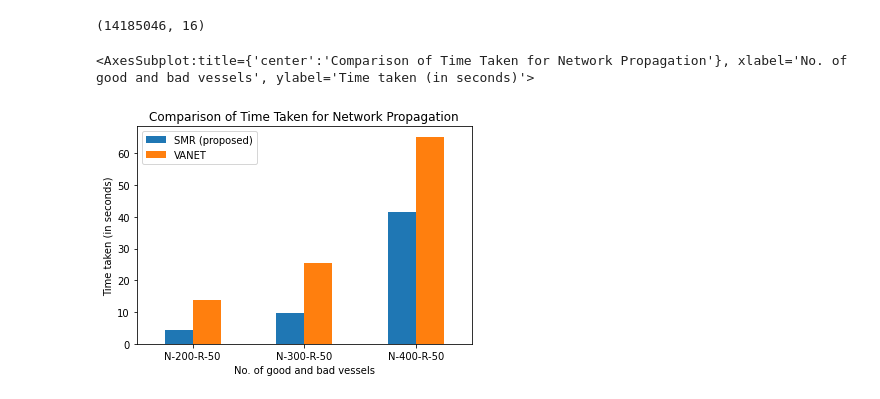
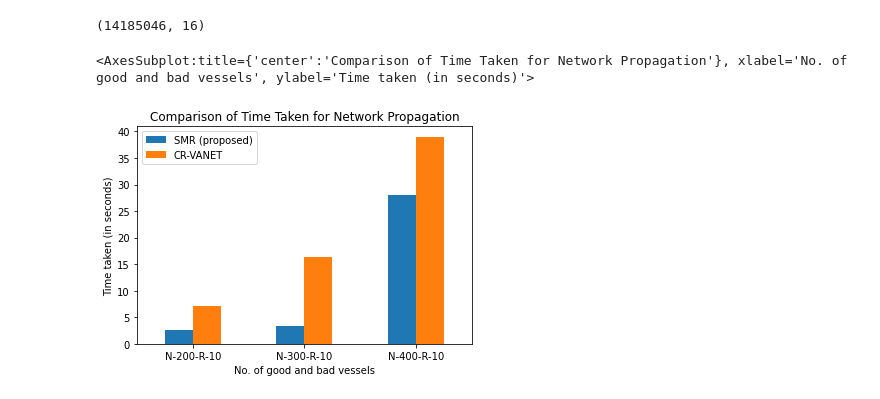
Before and after one commit to naveennvrgup/SMR-Protocol, a Jupyter notebook: results.ipynb, the cells around one changed output. Cells and saved outputs as stored; diff of their text form; code cells hidden in the pictures.

```diff
--- a/results.ipynb
+++ b/results.ipynb
@@ -175,51 +175,51 @@ sup.shape
 plt.rcParams["figure.figsize"] = (6,4)
 
 
-# res_df = pd.DataFrame({'SMR (proposed)': {
-#     'N-200-R-10': 2.63,
-#     'N-300-R-10': 3.37,
-#     'N-400-R-10': 27.95,
-# },'VANET':{
-#     'N-200-R-10': 7.21,
-#     'N-300-R-10': 16.35,
-#     'N-400-R-10': 39.01,
-# }})
+res_df = pd.DataFrame({'SMR (proposed)': {
+    'N-200-R-10': 2.63,
+    'N-300-R-10': 3.37,
+    'N-400-R-10': 27.95,
+},'CR-VANET':{
+    'N-200-R-10': 7.21,
+    'N-300-R-10': 16.35,
+    'N-400-R-10': 39.01,
+}})
 
 # res_df = pd.DataFrame({'SMR (proposed)': {
 #     'N-200-R-20': 2.77,
 #     'N-300-R-20': 5.13,
 #     'N-400-R-20': 29.24,
-# },'VANET':{
+# },'CR-VANET':{
 #     'N-200-R-20': 8.32,
 #     'N-300-R-20': 18.37,
 #     'N-400-R-20': 44.03,
 # }})
 
 # res_df = pd.DataFrame({'SMR (proposed)': {
 #     'N-200-R-30': 3.73,
 #     'N-300-R-30': 6.97,
 #     'N-400-R-30': 33.78,
-# },'VANET':{
+# },'CR-VANET':{
 #     'N-200-R-30': 10.63,
 #     'N-300-R-30': 22.88,
 #     'N-400-R-30': 49.95,
 # }})
 
-res_df = pd.DataFrame({'SMR (proposed)': {
-    'N-200-R-50': 4.42,
-    'N-300-R-50': 9.55,
-    'N-400-R-50': 41.44,
-},'VANET':{
-    'N-200-R-50': 13.73,
-    'N-300-R-50': 25.52,
-    'N-400-R-50': 65.21,
-}})
+# res_df = pd.DataFrame({'SMR (proposed)': {
+#     'N-200-R-50': 4.42,
+#     'N-300-R-50': 9.55,
+#     'N-400-R-50': 41.44,
+# },'CR-VANET':{
+#     'N-200-R-50': 13.73,
+#     'N-300-R-50': 25.52,
+#     'N-400-R-50': 65.21,
+# }})
 
 res_df.plot.bar(
         rot=0,
         title='Comparison of Time Taken for Network Propagation',
         xlabel='No. of good and bad vessels',
         ylabel='Time taken (in seconds)',)
 # %% [output]
 <AxesSubplot:title={'center':'Comparison of Time Taken for Network Propagation'}, xlabel='No. of good and bad vessels', ylabel='Time taken (in seconds)'>
-[figure, old version]
+[figure, new version]
```
Also changed, not shown: parts of 1 cell of this notebook.
